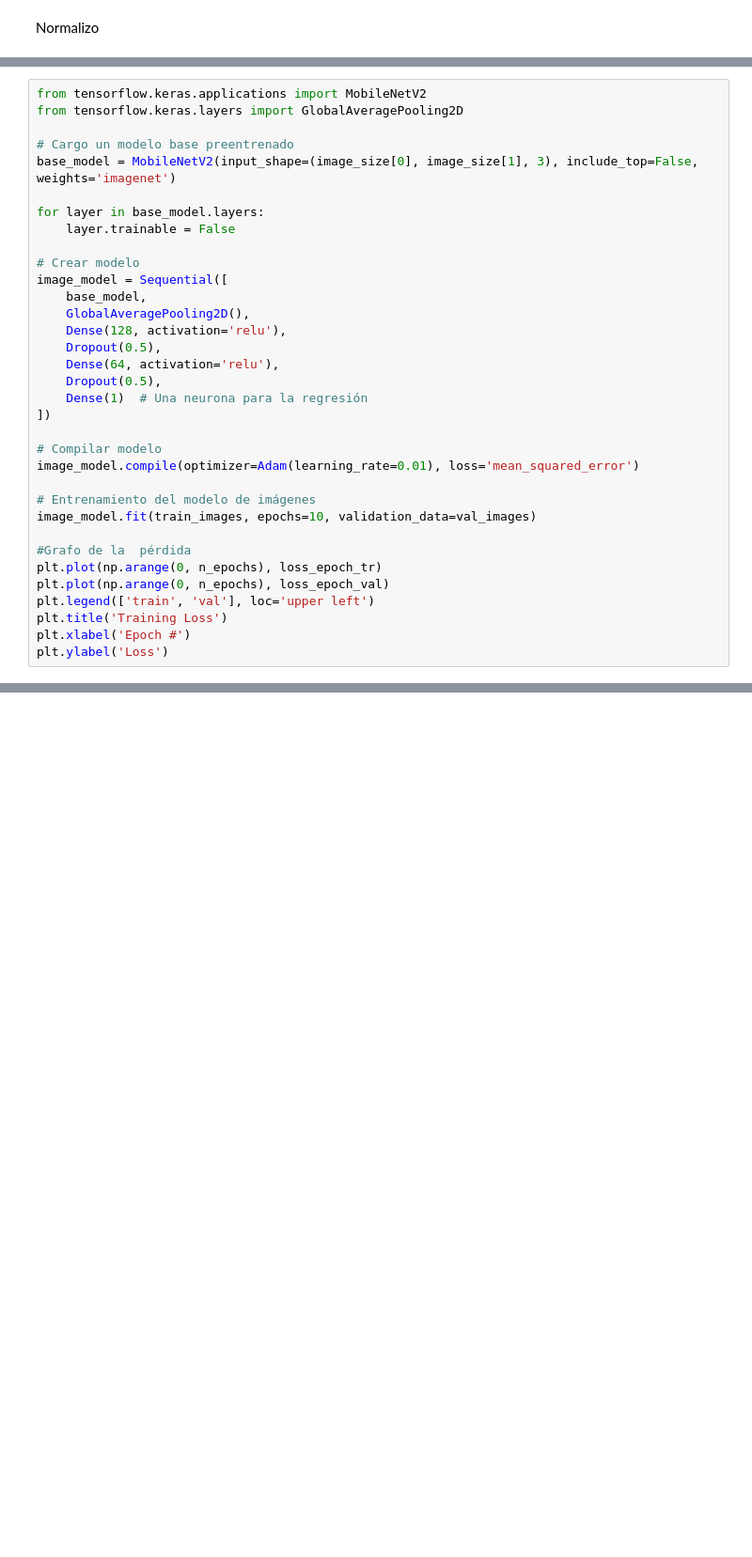
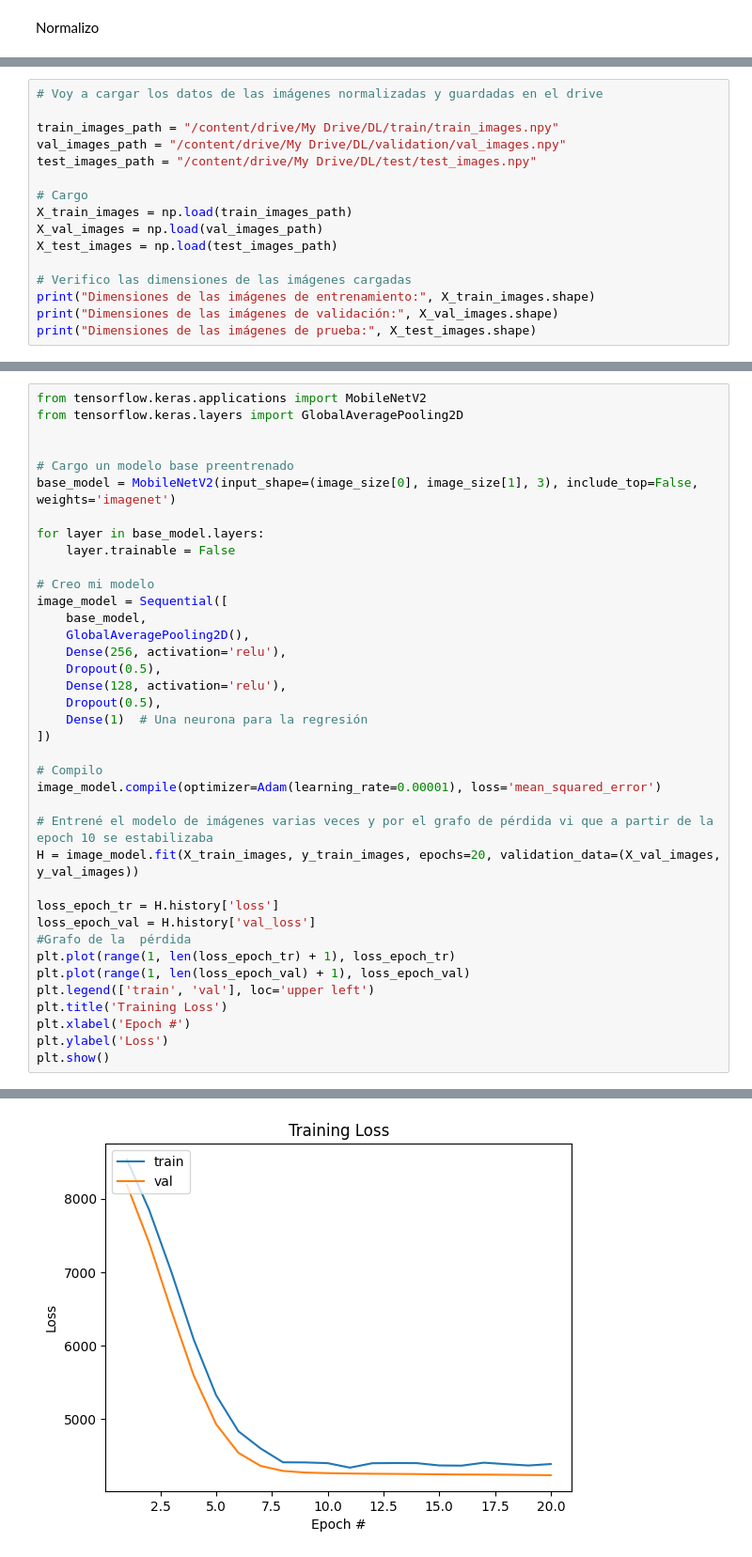
Before and after one commit to Lynphex/TrainingProjects, a Jupyter notebook: Deep_Learning/PRACTICA_DL.ipynb, the cells around one changed output, grey strips where cells are left out. Shown: that part at 94% size. Saved outputs shown, nothing was run; the diff lists cells and outputs as text; blank space fills up the shorter version.

Commit message:
commit DeepLearning

```diff
--- a/Deep_Learning/PRACTICA_DL.ipynb
+++ b/Deep_Learning/PRACTICA_DL.ipynb
@@ -178,0 +449,16 @@ tabular_model.fit(train_df[features], train_df['Price'], epochs=10, batch_size=3
+# %%
+# Voy a cargar los datos de las imágenes normalizadas y guardadas en el drive
+
+train_images_path = "/content/drive/My Drive/DL/train/train_images.npy"
+val_images_path = "/content/drive/My Drive/DL/validation/val_images.npy"
+test_images_path = "/content/drive/My Drive/DL/test/test_images.npy"
+
+# Cargo
+X_train_images = np.load(train_images_path)
+X_val_images = np.load(val_images_path)
+X_test_images = np.load(test_images_path)
+
+# Verifico las dimensiones de las imágenes cargadas
+print("Dimensiones de las imágenes de entrenamiento:", X_train_images.shape)
+print("Dimensiones de las imágenes de validación:", X_val_images.shape)
+print("Dimensiones de las imágenes de prueba:", X_test_images.shape)
@@ -179,6 +474,7 @@ tabular_model.fit(train_df[features], train_df['Price'], epochs=10, batch_size=3
 # %%
 from tensorflow.keras.applications import MobileNetV2
 from tensorflow.keras.layers import GlobalAveragePooling2D
+
 
 # Cargo un modelo base preentrenado
 base_model = MobileNetV2(input_shape=(image_size[0], image_size[1], 3), include_top=False, weights='imagenet')
@@ -186,27 +482,31 @@ base_model = MobileNetV2(input_shape=(image_size[0], image_size[1], 3), include_
 for layer in base_model.layers:
     layer.trainable = False
 
-# Crear modelo
+# Creo mi modelo
 image_model = Sequential([
     base_model,
     GlobalAveragePooling2D(),
+    Dense(256, activation='relu'),
+    Dropout(0.5),
     Dense(128, activation='relu'),
-    Dropout(0.5),
-    Dense(64, activation='relu'),
     Dropout(0.5),
     Dense(1)  # Una neurona para la regresión
 ])
 
-# Compilar modelo
-image_model.compile(optimizer=Adam(learning_rate=0.01), loss='mean_squared_error')
+# Compilo
+image_model.compile(optimizer=Adam(learning_rate=0.00001), loss='mean_squared_error')
 
-# Entrenamiento del modelo de imágenes
-image_model.fit(train_images, epochs=10, validation_data=val_images)
+# Entrené el modelo de imágenes varias veces y por el grafo de pérdida vi que a partir de la epoch 10 se estabilizaba
+H = image_model.fit(X_train_images, y_train_images, epochs=20, validation_data=(X_val_images, y_val_images))
 
+loss_epoch_tr = H.history['loss']
+loss_epoch_val = H.history['val_loss']
 #Grafo de la  pérdida
-plt.plot(np.arange(0, n_epochs), loss_epoch_tr)
-plt.plot(np.arange(0, n_epochs), loss_epoch_val)
+plt.plot(range(1, len(loss_epoch_tr) + 1), loss_epoch_tr)
+plt.plot(range(1, len(loss_epoch_val) + 1), loss_epoch_val)
 plt.legend(['train', 'val'], loc='upper left')
 plt.title('Training Loss')
 plt.xlabel('Epoch #')
 plt.ylabel('Loss')
+plt.show()
+# %% [output]
@@ -212,0 +530 @@ plt.ylabel('Loss')
+[figure, added]
```
Also changed, not shown: parts of 41 cells of this notebook, 1 other file.
